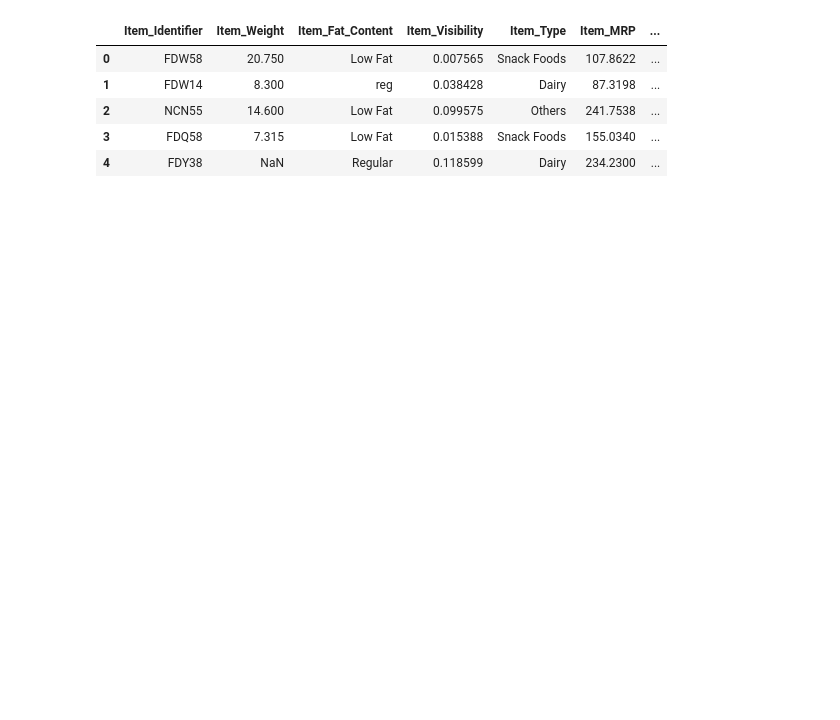
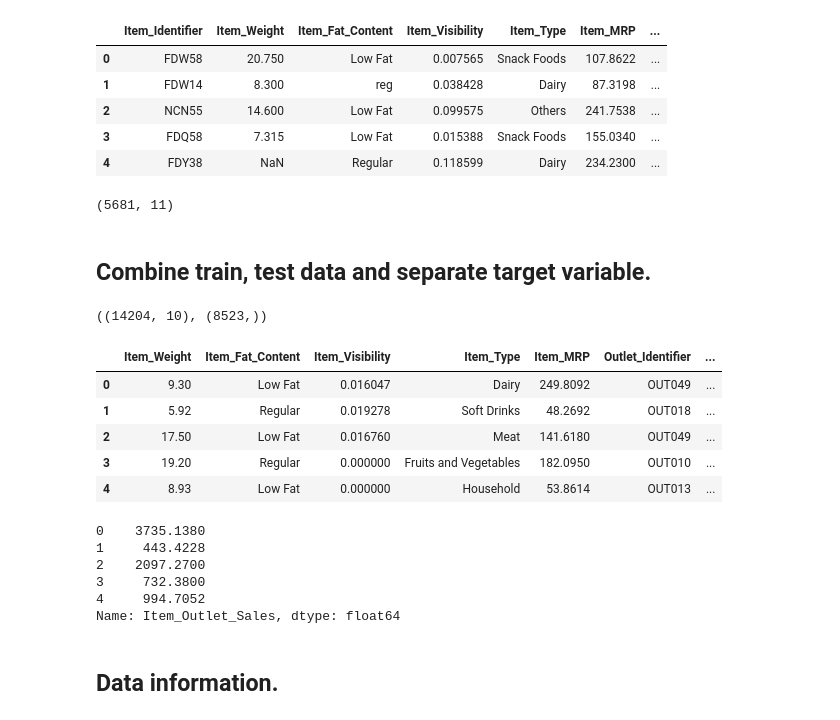
Before and after one commit to Suman-Adhikary/Big-Mart-Sale-Prediction, a Jupyter notebook: Bigmart_Sale_Prediction.ipynb, the cells around one changed output. Drawn from its saved outputs; the diff is of its cells as text; code cells hidden in the pictures; blank space fills up the shorter version.

```diff
--- a/Bigmart_Sale_Prediction.ipynb
+++ b/Bigmart_Sale_Prediction.ipynb
@@ -29,3 +40,9 @@ test_data.head()
 | 2 | NCN55 | 14.600 | Low Fat | 0.099575 | Others | 241.7538 | ... |
 | 3 | FDQ58 | 7.315 | Low Fat | 0.015388 | Snack Foods | 155.0340 | ... |
 | 4 | FDY38 | NaN | Regular | 0.118599 | Dairy | 234.2300 | ... |
+# %%
+test_data.shape
+# %% [output]
+(5681, 11)
+# %% [markdown]
+## Combine train, test data and separate target variable.
@@ -31,0 +53,24 @@ test_data.head()
+# %%
+X.shape, y.shape
+# %% [output]
+((14204, 10), (8523,))
+# %%
+X.head()
+# %% [output]
+|  | Item_Weight | Item_Fat_Content | Item_Visibility | Item_Type | Item_MRP | Outlet_Identifier | ... |
+| 0 | 9.30 | Low Fat | 0.016047 | Dairy | 249.8092 | OUT049 | ... |
+| 1 | 5.92 | Regular | 0.019278 | Soft Drinks | 48.2692 | OUT018 | ... |
+| 2 | 17.50 | Low Fat | 0.016760 | Meat | 141.6180 | OUT049 | ... |
+| 3 | 19.20 | Regular | 0.000000 | Fruits and Vegetables | 182.0950 | OUT010 | ... |
+| 4 | 8.93 | Low Fat | 0.000000 | Household | 53.8614 | OUT013 | ... |
+# %%
+y.head()
+# %% [output]
+0    3735.1380
+1     443.4228
+2    2097.2700
+3     732.3800
+4     994.7052
+Name: Item_Outlet_Sales, dtype: float64
+# %% [markdown]
+## Data information.
```
Also changed, not shown: parts of 15 cells of this notebook.
